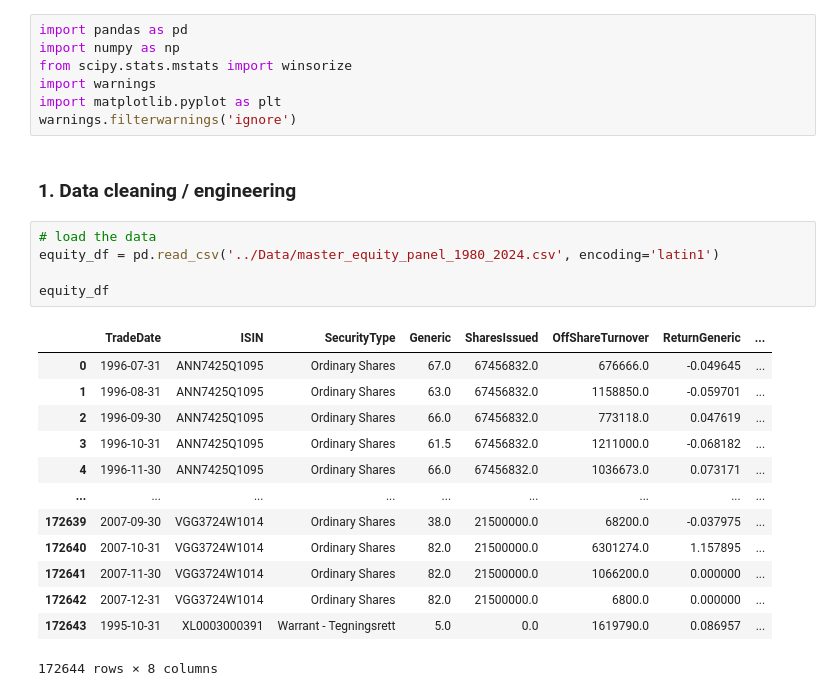
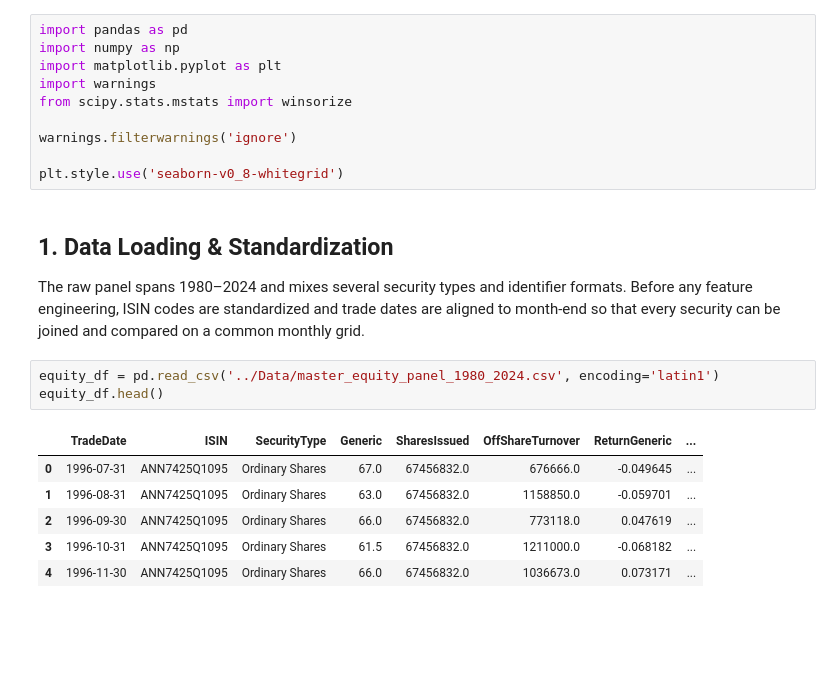
Before and after one commit to DonKubini/Man-vs.-Machine-on-the-Oslo-B-rs, a Jupyter notebook: Python files/Data Cleaning.ipynb, the cells around one changed output. Cells and saved outputs as stored; diff of their text form; blank space fills up the shorter version.

Commit message:
Final clean up! - Perhaps?

```diff
--- a/Python files/Data Cleaning.ipynb
+++ b/Python files/Data Cleaning.ipynb
@@ -3,29 +13,25 @@
 # %%
 import pandas as pd
 import numpy as np
+import matplotlib.pyplot as plt
+import warnings
 from scipy.stats.mstats import winsorize
-import warnings
-import matplotlib.pyplot as plt
+
 warnings.filterwarnings('ignore')
+
+plt.style.use('seaborn-v0_8-whitegrid')
 # %% [markdown]
-### 1. Data cleaning / engineering
+## 1. Data Loading & Standardization
+
+The raw panel spans 1980–2024 and mixes several security types and identifier formats. Before any feature engineering, ISIN codes are standardized and trade dates are aligned to month-end so that every security can be joined and compared on a common monthly grid.
 # %%
-# load the data
 equity_df = pd.read_csv('../Data/master_equity_panel_1980_2024.csv', encoding='latin1')
-
-equity_df
+equity_df.head()
 # %% [output]
 |  | TradeDate | ISIN | SecurityType | Generic | SharesIssued | OffShareTurnover | ReturnGeneric | ... |
 | 0 | 1996-07-31 | ANN7425Q1095 | Ordinary Shares | 67.0 | 67456832.0 | 676666.0 | -0.049645 | ... |
 | 1 | 1996-08-31 | ANN7425Q1095 | Ordinary Shares | 63.0 | 67456832.0 | 1158850.0 | -0.059701 | ... |
 | 2 | 1996-09-30 | ANN7425Q1095 | Ordinary Shares | 66.0 | 67456832.0 | 773118.0 | 0.047619 | ... |
 | 3 | 1996-10-31 | ANN7425Q1095 | Ordinary Shares | 61.5 | 67456832.0 | 1211000.0 | -0.068182 | ... |
 | 4 | 1996-11-30 | ANN7425Q1095 | Ordinary Shares | 66.0 | 67456832.0 | 1036673.0 | 0.073171 | ... |
-| ... | ... | ... | ... | ... | ... | ... | ... | ... |
-| 172639 | 2007-09-30 | VGG3724W1014 | Ordinary Shares | 38.0 | 21500000.0 | 68200.0 | -0.037975 | ... |
-| 172640 | 2007-10-31 | VGG3724W1014 | Ordinary Shares | 82.0 | 21500000.0 | 6301274.0 | 1.157895 | ... |
-| 172641 | 2007-11-30 | VGG3724W1014 | Ordinary Shares | 82.0 | 21500000.0 | 1066200.0 | 0.000000 | ... |
-| 172642 | 2007-12-31 | VGG3724W1014 | Ordinary Shares | 82.0 | 21500000.0 | 6800.0 | 0.000000 | ... |
-| 172643 | 1995-10-31 | XL0003000391 | Warrant - Tegningsrett | 5.0 | 0.0 | 1619790.0 | 0.086957 | ... |
-172644 rows × 8 columns
 # %%
```
Also changed, not shown: parts of 27 cells of this notebook, 4 other files.
